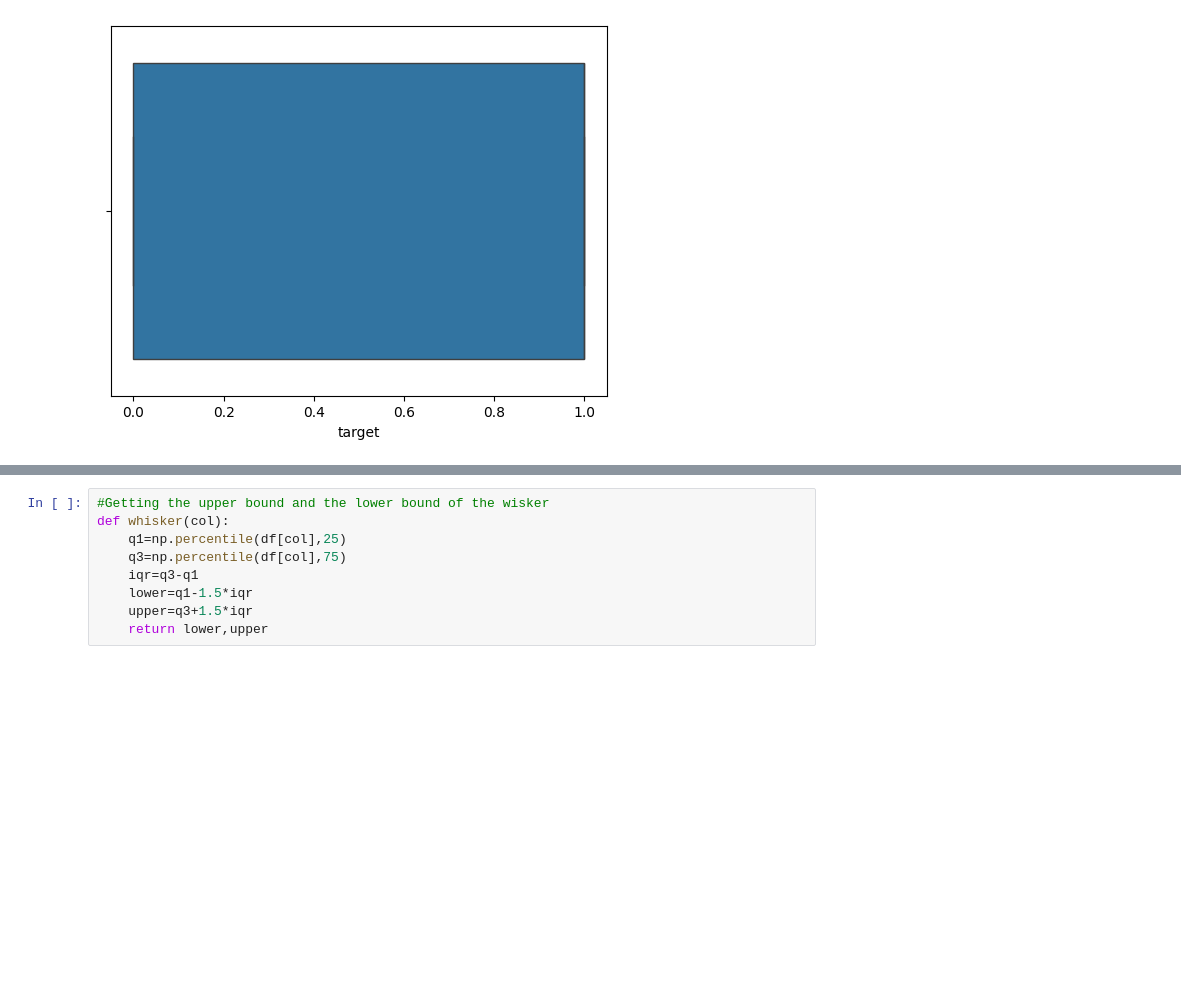
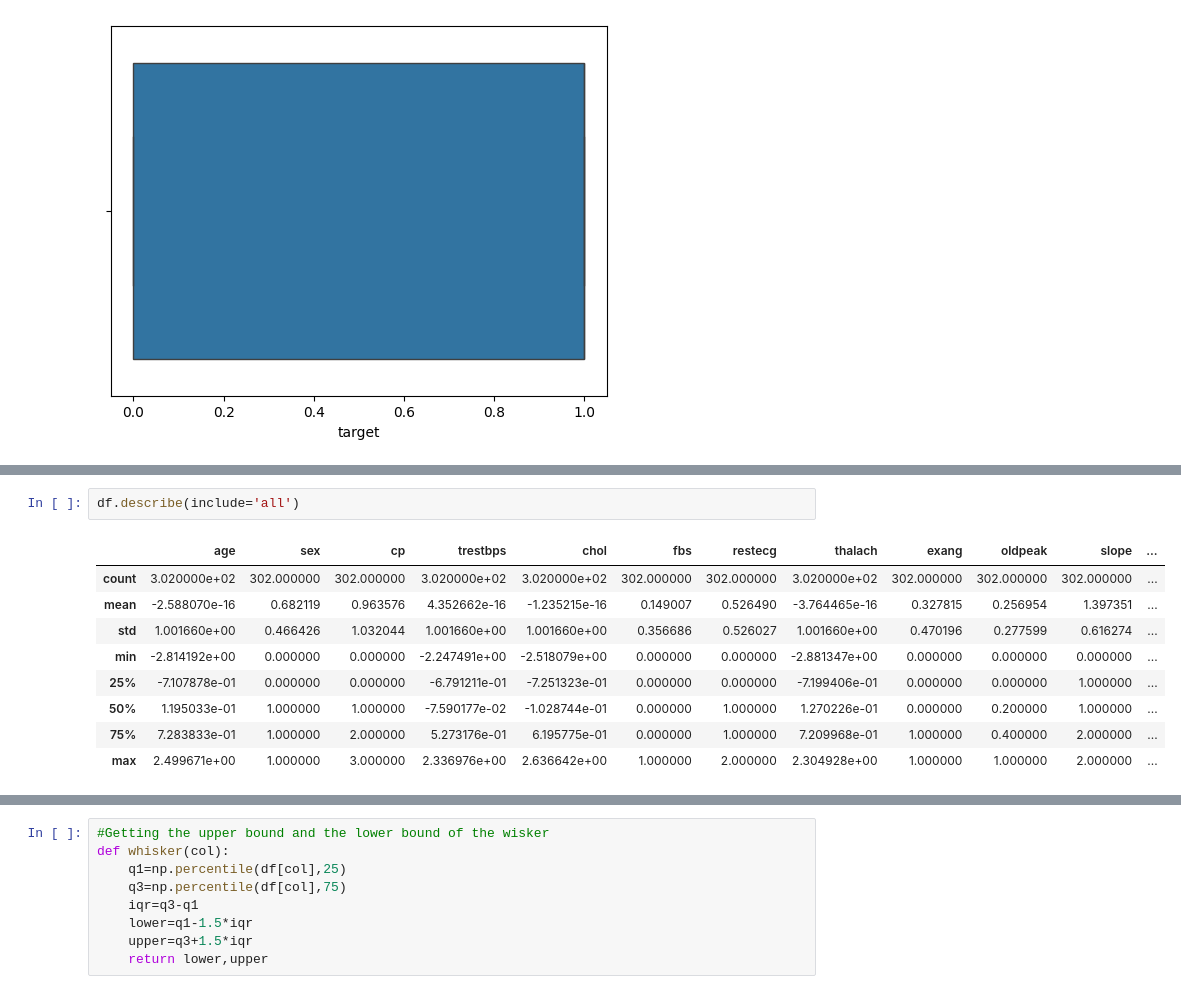
Before and after one commit to AhmedSameh19/AI-Test, a Jupyter notebook: Machine learning model.ipynb, the cells around one changed output, grey strips where cells are left out. Saved outputs shown, nothing was run; the diff lists cells and outputs as text; blank space fills up the shorter version.

```diff
--- a/Machine learning model.ipynb
+++ b/Machine learning model.ipynb
@@ -173,6 +174,18 @@ for i in ['age', 'sex', 'cp', 'trestbps', 'chol', 'fbs', 'restecg', 'thalach',
 [figure]
 [figure]
 [figure]
+# %%
+df.describe(include='all')
+# %% [output]
+|  | age | sex | cp | trestbps | chol | fbs | restecg | thalach | exang | oldpeak | slope | ... |
+| count | 3.020000e+02 | 302.000000 | 302.000000 | 3.020000e+02 | 3.020000e+02 | 302.000000 | 302.000000 | 3.020000e+02 | 302.000000 | 302.000000 | 302.000000 | ... |
+| mean | -2.588070e-16 | 0.682119 | 0.963576 | 4.352662e-16 | -1.235215e-16 | 0.149007 | 0.526490 | -3.764465e-16 | 0.327815 | 0.256954 | 1.397351 | ... |
+| std | 1.001660e+00 | 0.466426 | 1.032044 | 1.001660e+00 | 1.001660e+00 | 0.356686 | 0.526027 | 1.001660e+00 | 0.470196 | 0.277599 | 0.616274 | ... |
+| min | -2.814192e+00 | 0.000000 | 0.000000 | -2.247491e+00 | -2.518079e+00 | 0.000000 | 0.000000 | -2.881347e+00 | 0.000000 | 0.000000 | 0.000000 | ... |
+| 25% | -7.107878e-01 | 0.000000 | 0.000000 | -6.791211e-01 | -7.251323e-01 | 0.000000 | 0.000000 | -7.199406e-01 | 0.000000 | 0.000000 | 1.000000 | ... |
+| 50% | 1.195033e-01 | 1.000000 | 1.000000 | -7.590177e-02 | -1.028744e-01 | 0.000000 | 1.000000 | 1.270226e-01 | 0.000000 | 0.200000 | 1.000000 | ... |
+| 75% | 7.283833e-01 | 1.000000 | 2.000000 | 5.273176e-01 | 6.195775e-01 | 0.000000 | 1.000000 | 7.209968e-01 | 1.000000 | 0.400000 | 2.000000 | ... |
+| max | 2.499671e+00 | 1.000000 | 3.000000 | 2.336976e+00 | 2.636642e+00 | 1.000000 | 2.000000 | 2.304928e+00 | 1.000000 | 1.000000 | 2.000000 | ... |
 # %%
 # Correlation Matrix
 corr_matrix = df.corr()
```
Also changed, not shown: parts of 27 cells of this notebook, 5 other files.
